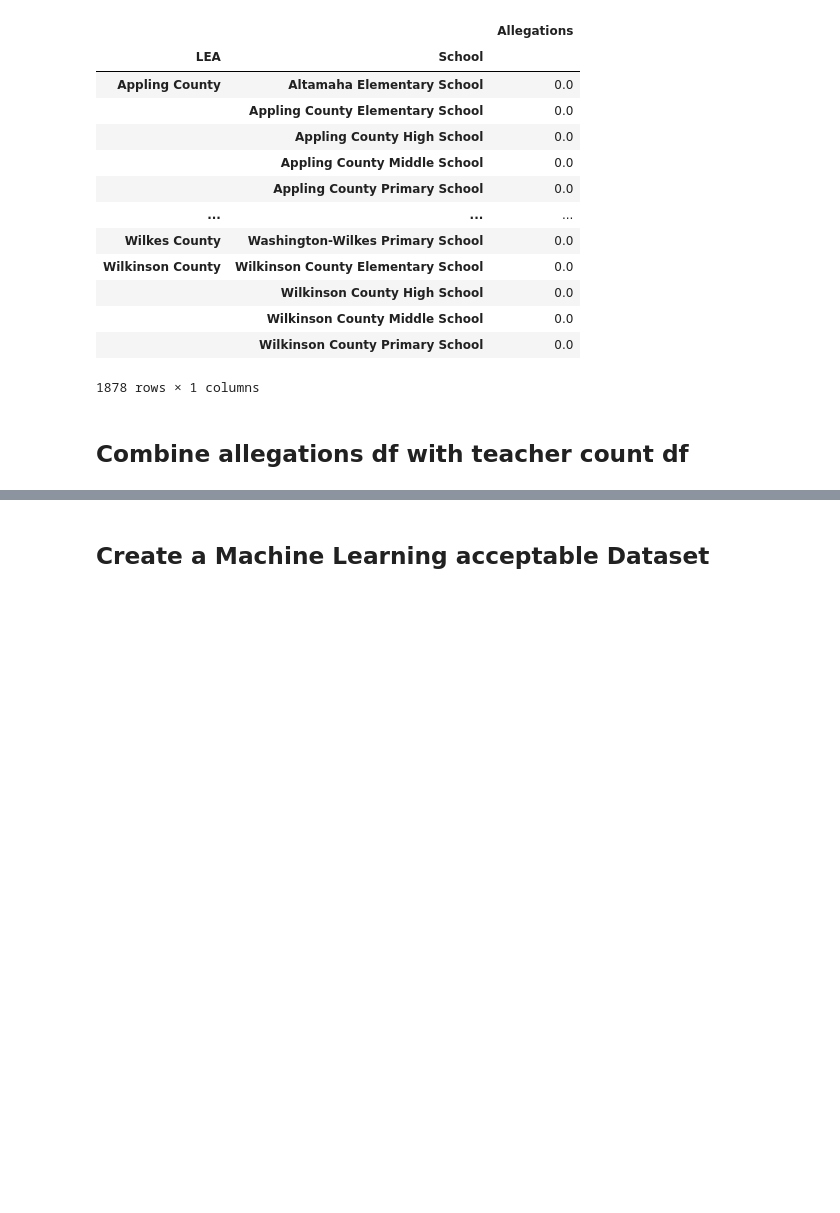
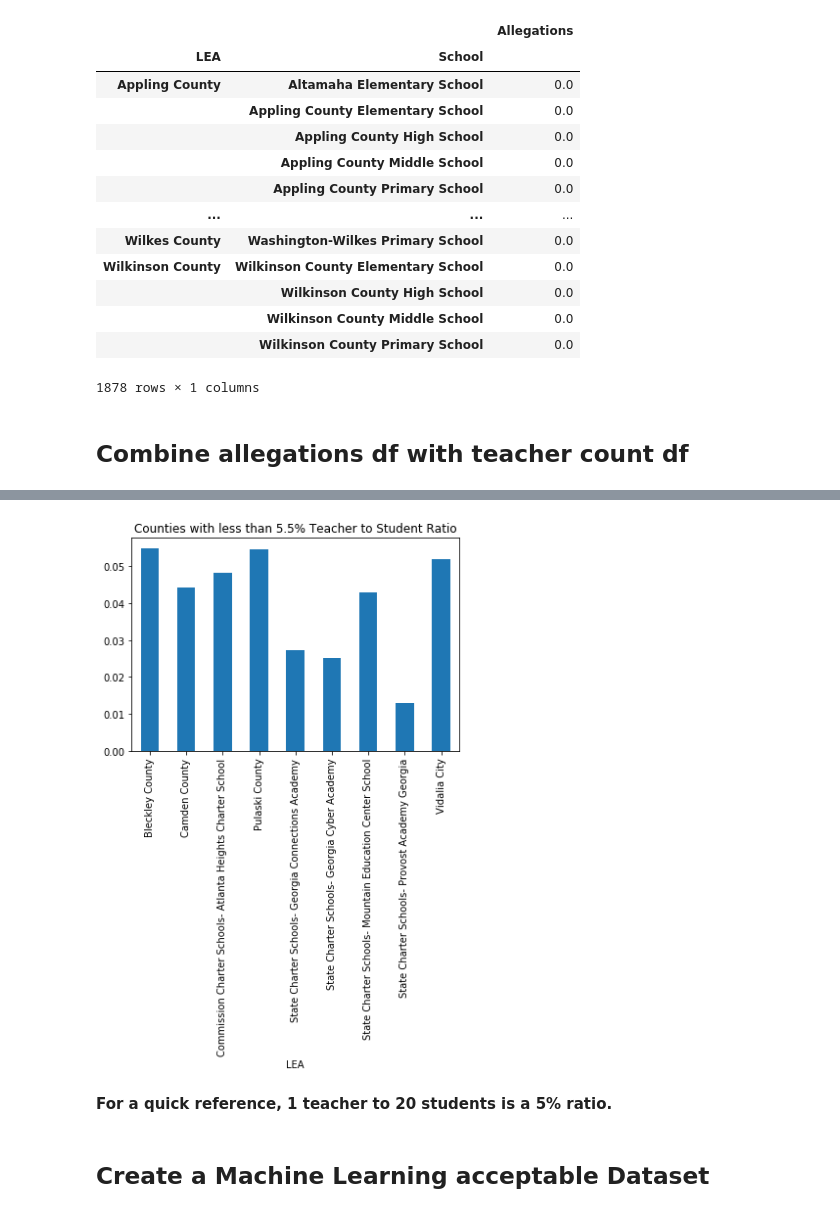
Before and after one commit to kevinlwebb/Nanodegrees, a Jupyter notebook: Data Scientist for Enterprise/Project 1/Georgia School District Bullying Analysis.ipynb, the cells around one changed output, grey strips where cells are left out. Cells and saved outputs as stored; diff of their text form; code cells hidden in the pictures; blank space fills up the shorter version.

```diff
--- a/Data Scientist for Enterprise/Project 1/Georgia School District Bullying Analysis.ipynb
+++ b/Data Scientist for Enterprise/Project 1/Georgia School District Bullying Analysis.ipynb
@@ -523,3 +497,11 @@ plt.title("Counties with Reported Allegations");
+# %%
+teacher_student_breakdown = group_df.groupby('LEA')['Teacher:Student'].mean()
+teacher_student_breakdown[teacher_student_breakdown < 0.055].plot(kind="bar");
+plt.title("Counties with less than 5.5% Teacher to Student Ratio");
+# %% [output]
+[figure, added]
+# %% [markdown]
+**For a quick reference, 1 teacher to 20 students is a 5% ratio.**
 # %% [markdown]
 ## Create a Machine Learning acceptable Dataset
 # %%
```
Also changed, not shown: parts of 7 cells of this notebook.
